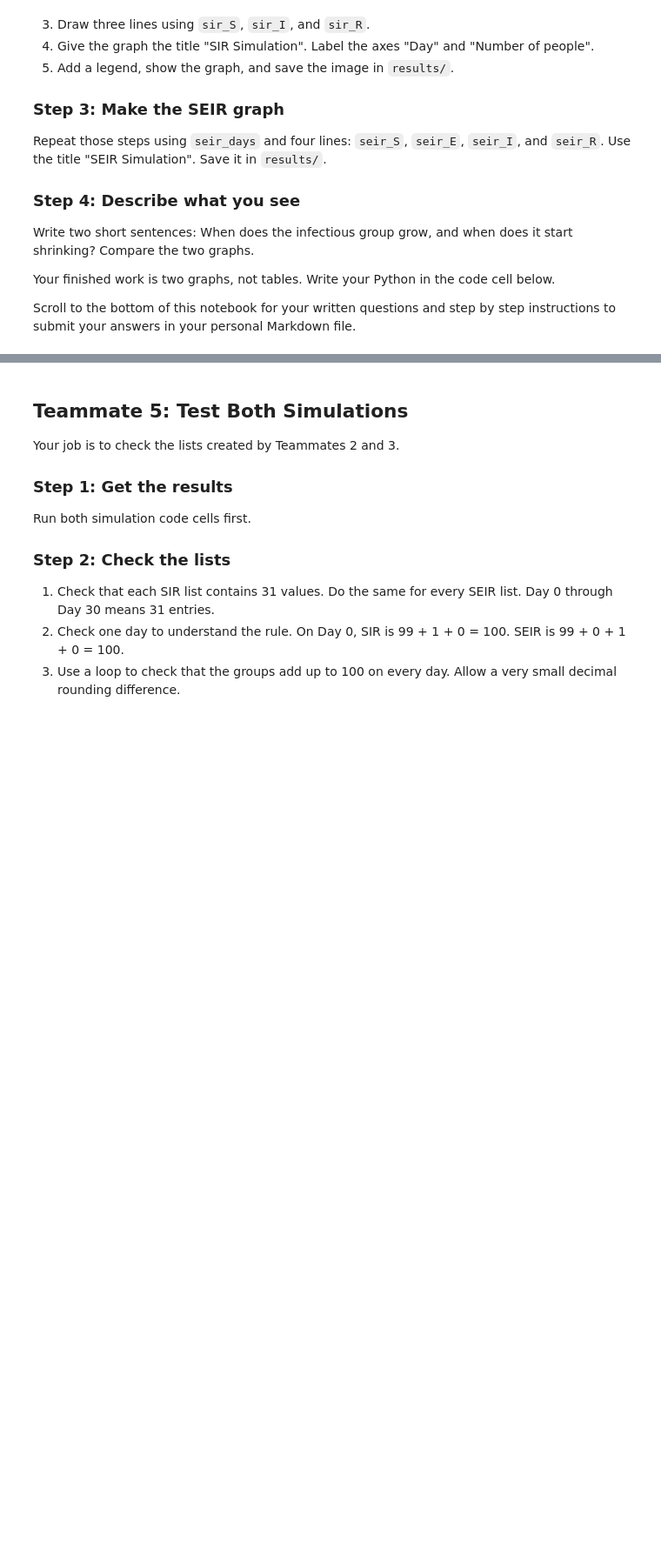
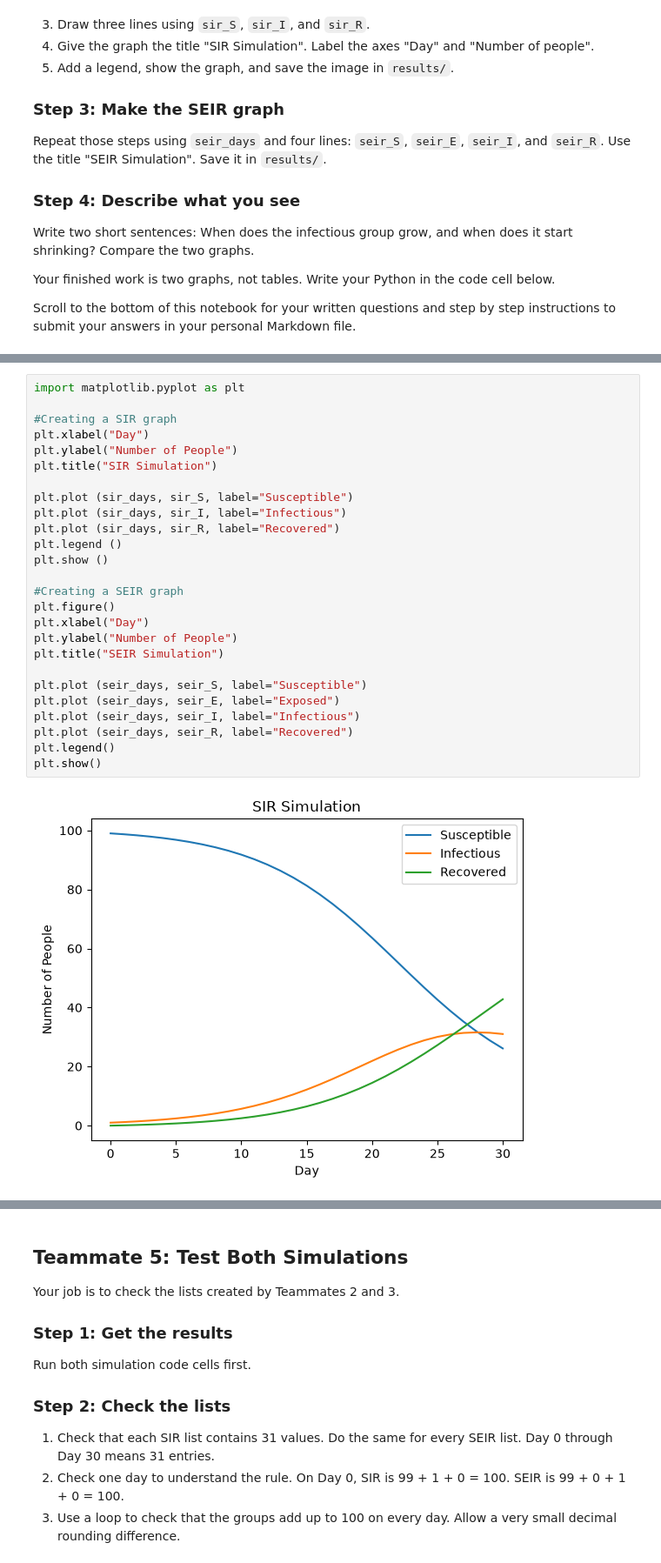
Before and after one commit to Swikc4/mlds-disease-simulation, a Jupyter notebook: assignments/Week_01_Assignment.ipynb, the cells around one changed output, grey strips where cells are left out. Shown at 87% size. Cells and saved outputs as stored; diff of their text form; blank space fills up the shorter version.

```diff
--- a/assignments/Week_01_Assignment.ipynb
+++ b/assignments/Week_01_Assignment.ipynb
@@ -397,0 +390,28 @@ Example only. Your graphs may look slightly different. Each graph shows multiple
+# %%
+import matplotlib.pyplot as plt
+
+#Creating a SIR graph
+plt.xlabel("Day")
+plt.ylabel("Number of People")
+plt.title("SIR Simulation")
+
+plt.plot (sir_days, sir_S, label="Susceptible")
+plt.plot (sir_days, sir_I, label="Infectious")
+plt.plot (sir_days, sir_R, label="Recovered")
+plt.legend ()
+plt.show ()
+
+#Creating a SEIR graph
+plt.figure()
+plt.xlabel("Day")
+plt.ylabel("Number of People")
+plt.title("SEIR Simulation")
+
+plt.plot (seir_days, seir_S, label="Susceptible")
+plt.plot (seir_days, seir_E, label="Exposed")
+plt.plot (seir_days, seir_I, label="Infectious")
+plt.plot (seir_days, seir_R, label="Recovered")
+plt.legend()
+plt.show()
+# %% [output]
+[figure, added]
```
Also changed, not shown: parts of 3 cells of this notebook.
